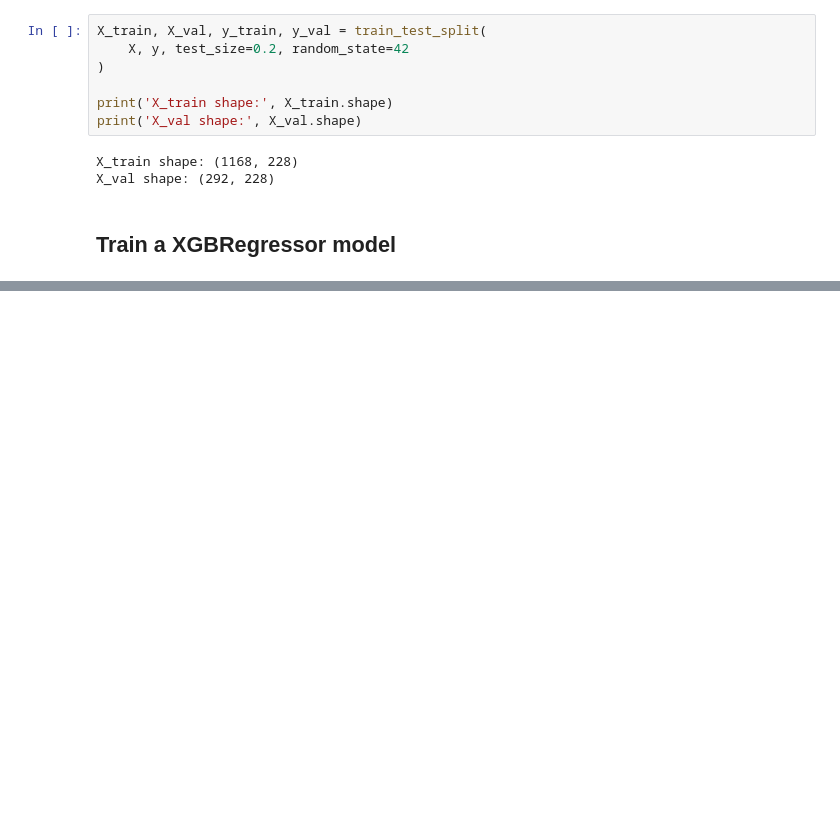
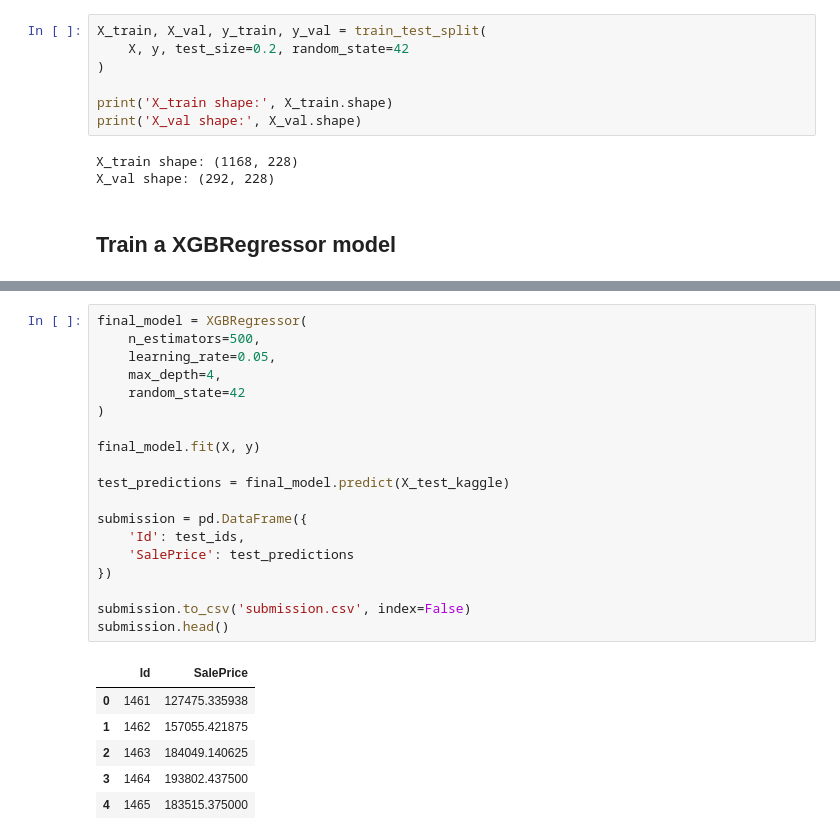
Before and after one commit to katiah7/feature_engineering_housing, a Jupyter notebook: housing-katia.ipynb, the cells around one changed output, grey strips where cells are left out. Cells and saved outputs as stored; diff of their text form; blank space fills up the shorter version.

Commit message:
Added submission csv file

```diff
--- a/housing-katia.ipynb
+++ b/housing-katia.ipynb
@@ -300,0 +310,26 @@ XGBRegressor(base_score=None, booster=None, callbacks=None,
+# %%
+final_model = XGBRegressor(
+    n_estimators=500,
+    learning_rate=0.05,
+    max_depth=4,
+    random_state=42
+)
+
+final_model.fit(X, y)
+
+test_predictions = final_model.predict(X_test_kaggle)
+
+submission = pd.DataFrame({
+    'Id': test_ids,
+    'SalePrice': test_predictions
+})
+
+submission.to_csv('submission.csv', index=False)
+submission.head()
+# %% [output]
+|  | Id | SalePrice |
+| 0 | 1461 | 127475.335938 |
+| 1 | 1462 | 157055.421875 |
+| 2 | 1463 | 184049.140625 |
+| 3 | 1464 | 193802.437500 |
+| 4 | 1465 | 183515.375000 |
```
Also changed, not shown: parts of 6 cells of this notebook, 1 other file.
